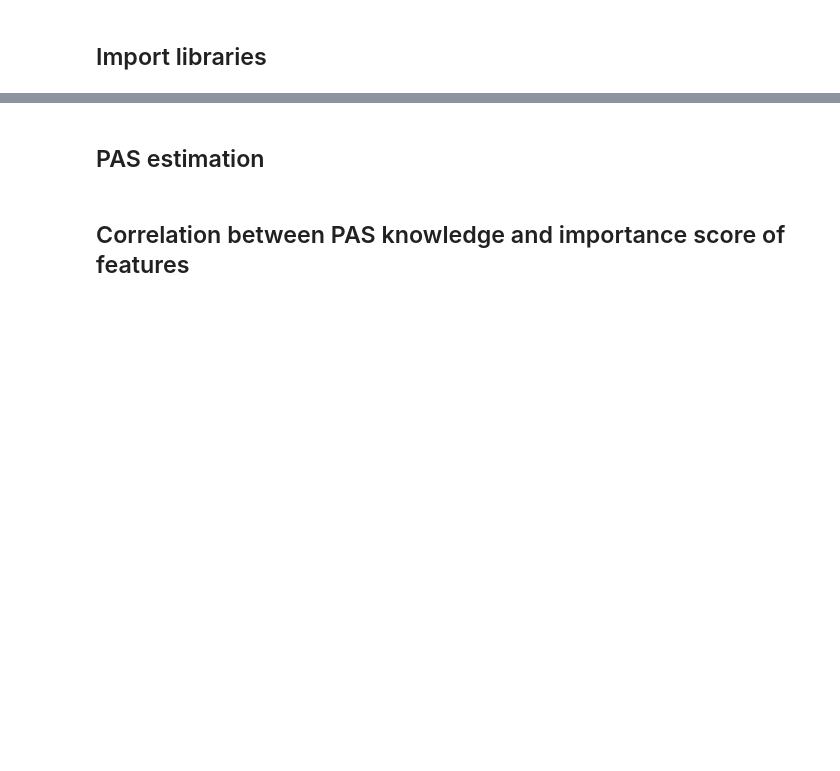
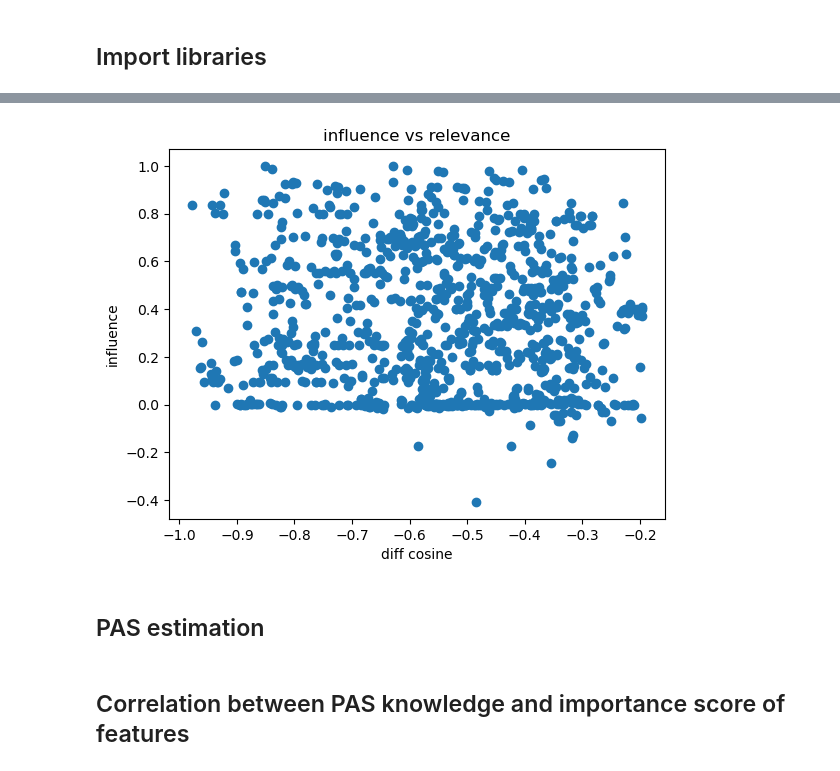
Before and after one commit to phatpham46/XAI-SRL, a Jupyter notebook: MLM/pas_estimation.ipynb, the cells around one changed output, grey strips where cells are left out. Saved outputs shown, nothing was run; the diff lists cells and outputs as text; code cells hidden in the pictures; blank space fills up the shorter version.

```diff
--- a/MLM/pas_estimation.ipynb
+++ b/MLM/pas_estimation.ipynb
@@ -75,0 +340,3 @@ def get_word_represent(model, dataloader):
+# %%
+score = pd.read_csv('/mnt/c/Users/Phat Pham/Documents/THESIS/SRLPredictionEasel/MLM/data_mlm/perturbed_data/importance_score/file/importance_score_avg_pos_cos_module/pair_score_abolish.csv', sep='\t')
+score.head()
@@ -76,3 +382,13 @@ def get_word_represent(model, dataloader):
+# %%
+# visualize the correlation between influence and relevance
+import matplotlib.pyplot as plt
+plt.scatter(diff_cos, score['influence'])
+plt.xlabel('diff cosine')
+plt.ylabel('influence')
+plt.title('influence vs relevance')
+plt.show()
+# %% [output]
+[figure, added]
 # %%
 def cal_similarity(pipe, dataDir, embDir, wriDir):
     """Calculate similarity between word representation of original BioBert and word representation of fine-tuned BioBert.
```
Also changed, not shown: parts of 23 cells of this notebook, 6 other files.
